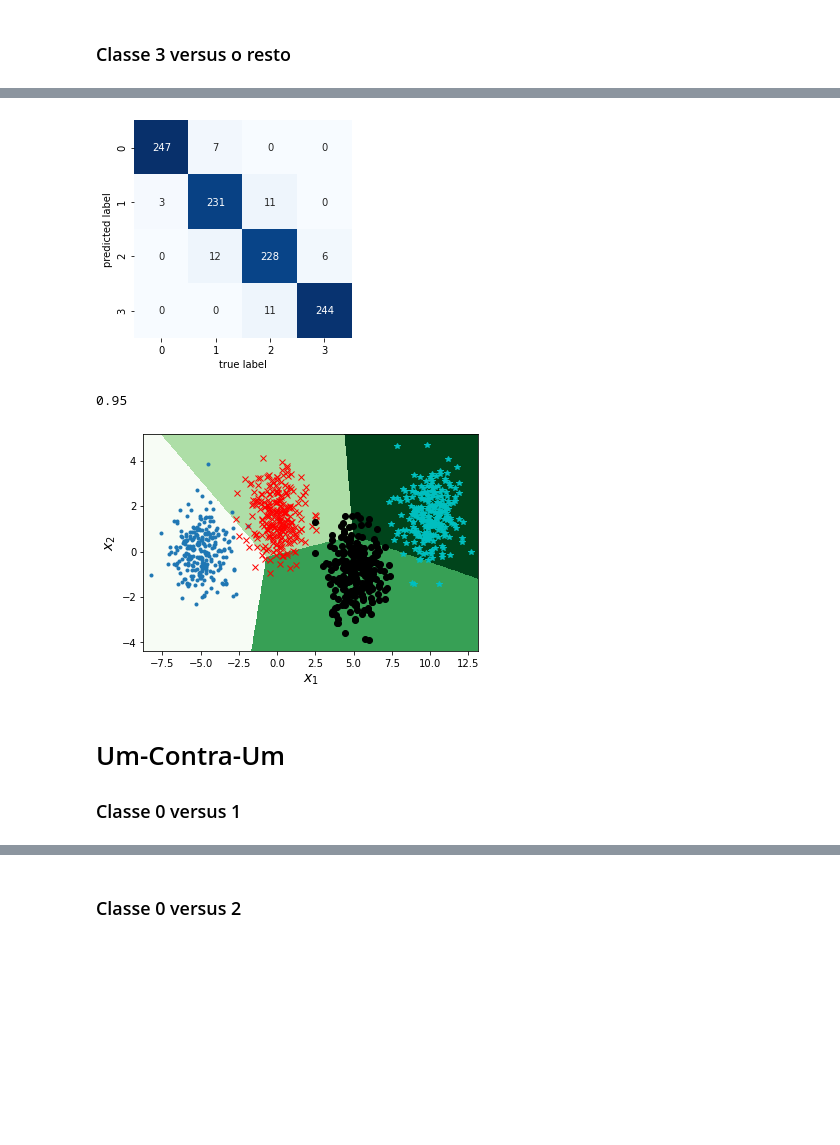
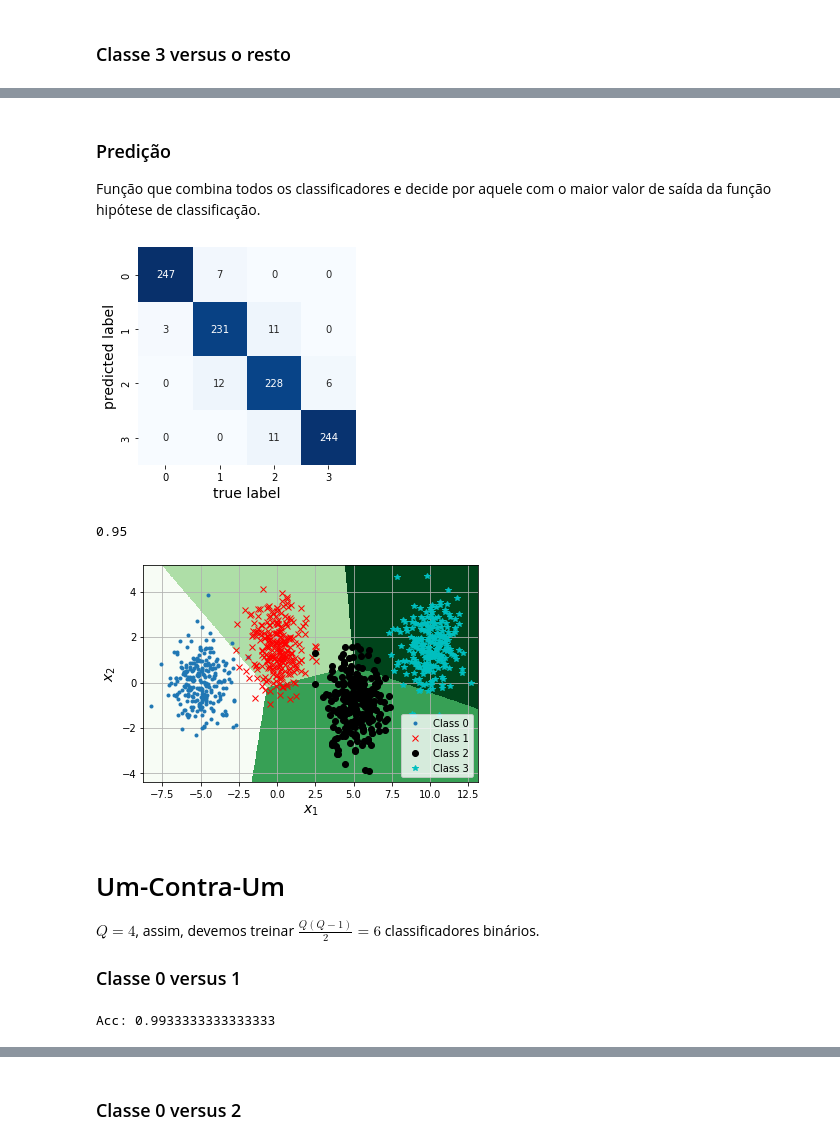
Before and after one commit to zz4fap/tp555-ml, a Jupyter notebook: exemplos/classification/linear/logistic/ClassificationOfFourClassesWithOvAandOvO.ipynb, the cells around one changed output, grey strips where cells are left out. Cells and saved outputs as stored; diff of their text form; code cells hidden in the pictures; blank space fills up the shorter version.

```diff
--- a/exemplos/classification/linear/logistic/ClassificationOfFourClassesWithOvAandOvO.ipynb
+++ b/exemplos/classification/linear/logistic/ClassificationOfFourClassesWithOvAandOvO.ipynb
@@ -20,6 +20,7 @@ np.random.seed(seed)
 ### Definição da classe `LogisticRegressor`
 # %%
 class LogisticRegressor:
+    '''Class implementing the Logistic Regressor.'''
 
     def error_function(self, x, y, a):
         '''Calculate the average error.'''
@@ -67,7 +68,7 @@ class LogisticRegressor:
             Jgd[iteration+1] = self.error_function(x_train, y_train, a)
             Jgd_v[iteration+1] = self.error_function(x_test, y_test, a)
             error = np.abs(Jgd[iteration+1] - Jgd[iteration])
-            # Early-stop: Store weights for the smallest error ever.
+            # Early-stop: Store weights for the smallest validation error ever.
             if(Jgd_v[iteration+1] < minimum_val_error):
                 minimum_val_error = Jgd_v[iteration+1]
                 a_min = a
@@ -248,3 +375,8 @@ clf4 = LogisticRegressor()
 
 # Train the model.
 a_min4, minimum_val_error, iteration, Jgd, Jgd_v = clf4.fit(X_train, y_train, X_test, y_test, alpha, n_iterations, seed)
+
+# Calculate accuracy.
+y_pred = clf4.predict(X_test, a_min4)
+acc = accuracy_score(y_test, y_pred)
+print('Acc:', acc)
@@ -264,3 +430,7 @@ plt.show()
+# %% [markdown]
+### Predição
+
+Função que combina todos os classificadores e decide por aquele com o maior valor de saída da função hipótese de classificação.
 # %%
 X_ = np.c_[np.ones((len(y), 1)), X]
 
@@ -280,11 +450,11 @@ y_pred = predict(X_, clf1, clf2, clf3, clf4, a_min1, a_min2, a_min3, a_min4)
 # Plot the confusion matrix
 mat = confusion_matrix(y, y_pred)
 sns.heatmap(mat.T, square=True, annot=True, fmt='d', cbar=False, xticklabels=['0','1','2','3'], yticklabels=['0','1','2','3'], cmap="Blues")
-plt.xlabel('true label')
-plt.ylabel('predicted label')
+plt.xlabel('true label', fontsize=14)
+plt.ylabel('predicted label', fontsize=14)
 plt.show()
 # %% [output]
-[figure, old version]
+[figure, new version]
 # %%
 # Calculate accuracy of class predictions.
 accuracy_score(y, y_pred)
@@ -293,38 +463,40 @@ accuracy_score(y, y_pred)
 # %%
 # Plot the decision boundary. For that, we will assign a color to each
 # point in the mesh [x_min, x_max]x[y_min, y_max].
 x_min, x_max = X[:, 0].min() - .5, X[:, 0].max() + .5
 y_min, y_max = X[:, 1].min() - .5, X[:, 1].max() + .5
 h = .02  # step size in the mesh
 xx, yy = np.meshgrid(np.arange(x_min, x_max, h), np.arange(y_min, y_max, h))
 
 # This attribute matrix must also follow the same shape
 # as the one created for the training.
 attribute_matrix = np.c_[np.ones((len(xx.ravel()), 1)), xx.ravel(), yy.ravel()]
 
 Z = predict(attribute_matrix, clf1, clf2, clf3, clf4, a_min1, a_min2, a_min3, a_min4)
 
 # Put the result into a color plot.
 Z = Z.reshape(xx.shape)
 plt.pcolormesh(xx, yy, Z, cmap=plt.cm.Greens, shading='auto')
 
 # Plot also the training points.
 plt.plot(X[idx0,0], X[idx0,1], '.', label='Class 0')
 plt.plot(X[idx1,0], X[idx1,1], 'rx', label='Class 1')
 plt.plot(X[idx2,0], X[idx2,1], 'ko', label='Class 2')
 plt.plot(X[idx3,0], X[idx3,1], 'c*', label='Class 3')
 plt.xlabel('$x_1$', fontsize=14)
 plt.ylabel('$x_2$', fontsize=14)
-
 plt.xlim(xx.min(), xx.max())
 plt.ylim(yy.min(), yy.max())
-
+plt.grid()
+plt.legend(loc='lower right')
 plt.show()
 # %% [output]
-[figure, old version]
+[figure, new version]
 # %% [markdown]
 # Um-Contra-Um
 
+$Q = 4$, assim, devemos treinar $\frac{Q(Q-1)}{2} = 6$ classificadores binários.
+
 ### Classe 0 versus 1
 # %%
 idxC1 = idx0.ravel()
@@ -355,6 +527,13 @@ clf1 = LogisticRegressor()
 
 # Train the model.
 a_min1, minimum_val_error, iteration, Jgd, Jgd_v = clf1.fit(X_train, y_train, X_test, y_test, alpha, n_iterations, seed)
+
+# Calculate accuracy.
+y_pred = clf1.predict(X_test, a_min1)
+acc = accuracy_score(y_test, y_pred)
+print('Acc:', acc)
+# %% [output]
+Acc: 0.9933333333333333
 # %%
 plt.plot(np.arange(0, iteration), Jgd[0:iteration], label='treinamento')
 plt.plot(np.arange(0, iteration), Jgd_v[0:iteration], label='validação')
```
Also changed, not shown: parts of 40 cells of this notebook, 4 other files.
